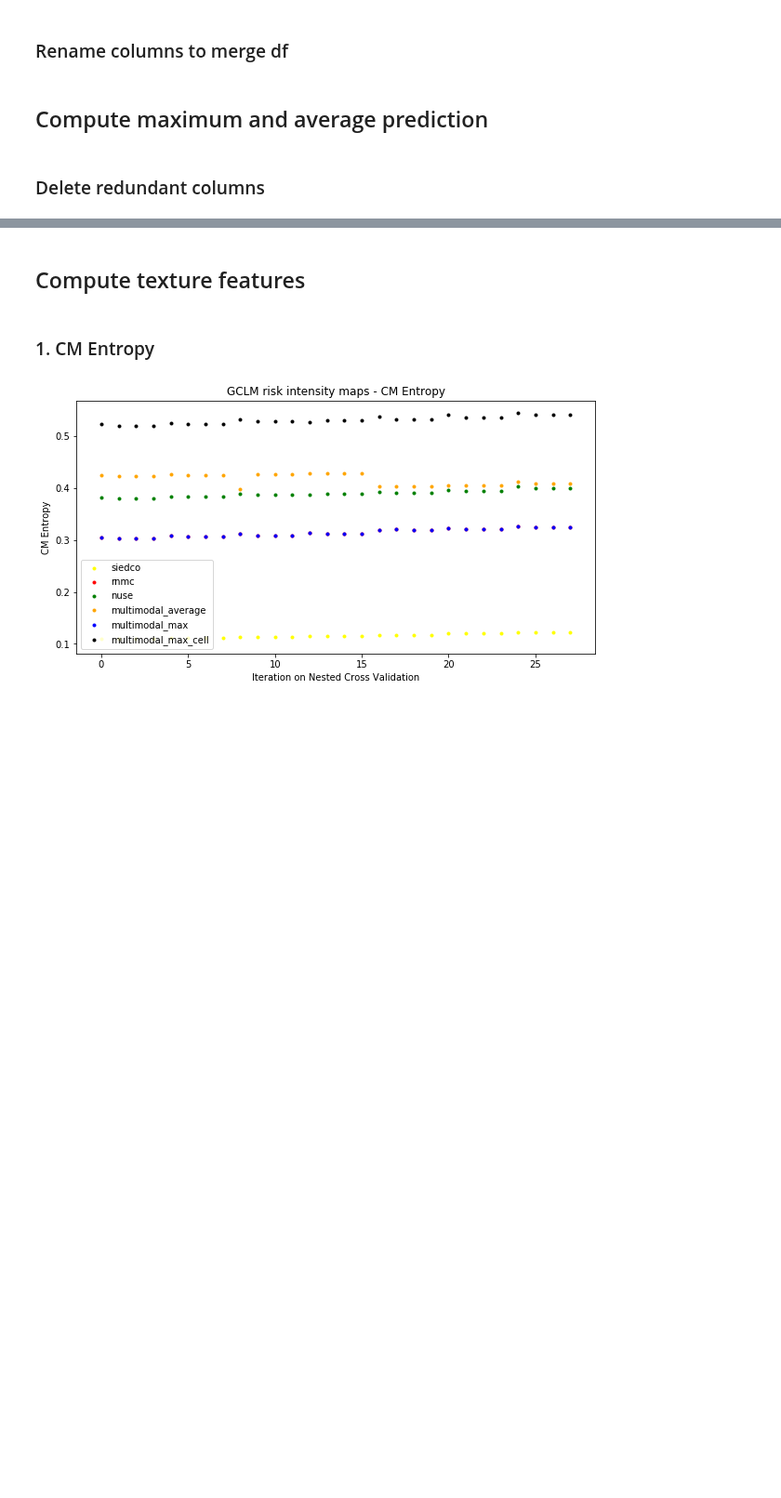
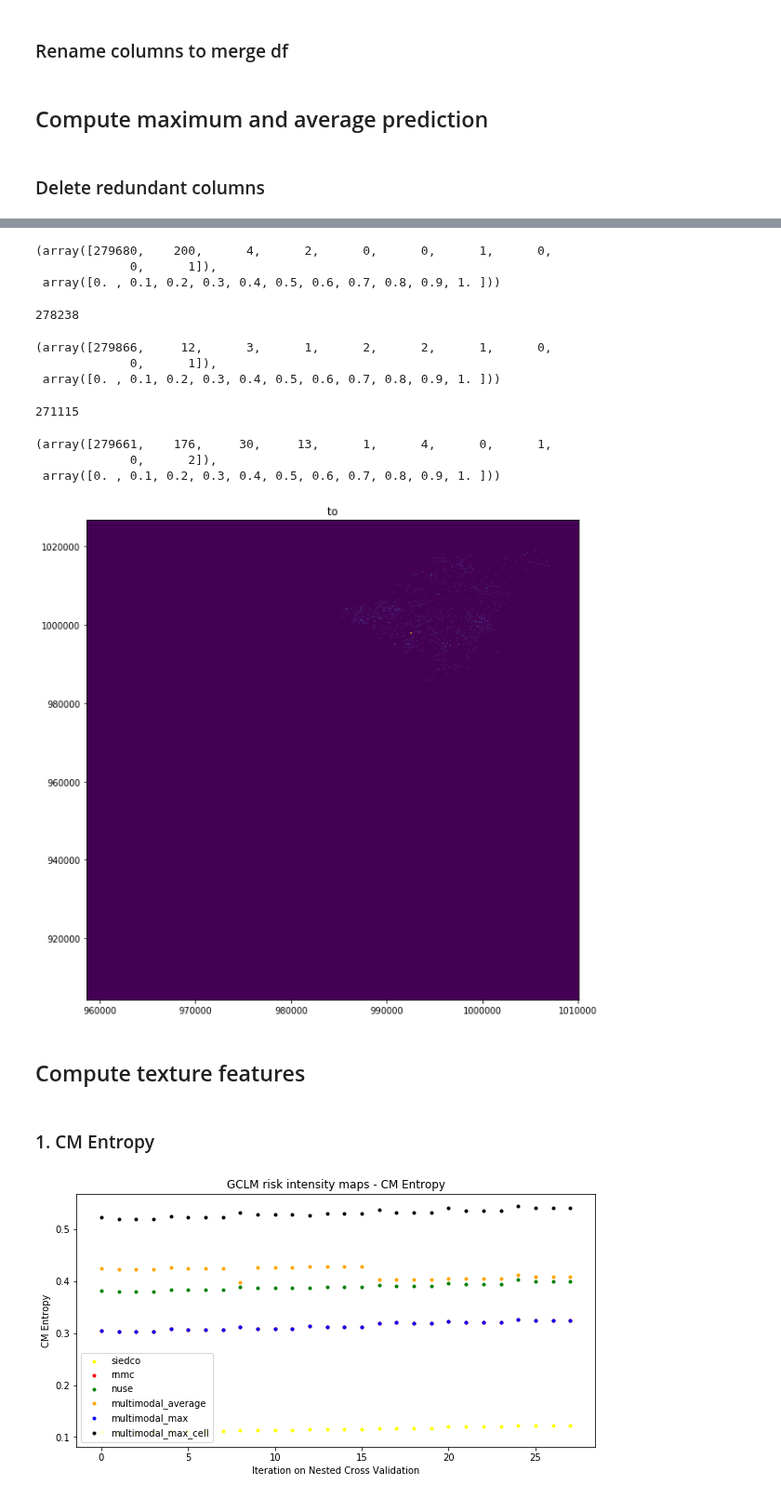
Before and after one commit to jrudascas/security_project, a Jupyter notebook: aggressive_behavior_model/SEPPexp/experiment_15_1_GLCMtextures_SEPPexp_city_multimodal.ipynb, the cells around one changed output, grey strips where cells are left out. Shown at 93% size. Cells and saved outputs as stored; diff of their text form; code cells hidden in the pictures; blank space fills up the shorter version.

Commit message:
generate texture features figures

```diff
--- a/aggressive_behavior_model/SEPPexp/experiment_15_1_GLCMtextures_SEPPexp_city_multimodal.ipynb
+++ b/aggressive_behavior_model/SEPPexp/experiment_15_1_GLCMtextures_SEPPexp_city_multimodal.ipynb
@@ -176,3 +182,33 @@ result = result.rename(columns={'initial-date-siedco':'initial-date','final-date
+# %%
+np.histogram(result['prediction_siedco'].values[0]._matrix)
+# %% [output]
+(array([279680,    200,      4,      2,      0,      0,      1,      0,
+             0,      1]),
+ array([0. , 0.1, 0.2, 0.3, 0.4, 0.5, 0.6, 0.7, 0.8, 0.9, 1. ]))
+# %%
+np.count_nonzero(result['prediction_siedco'].values[0]._matrix==0)
+# %% [output]
+278238
+# %%
+np.histogram(result['prediction_nuse'].values[0]._matrix)
+# %% [output]
+(array([279866,     12,      3,      1,      2,      2,      1,      0,
+             0,      1]),
+ array([0. , 0.1, 0.2, 0.3, 0.4, 0.5, 0.6, 0.7, 0.8, 0.9, 1. ]))
+# %%
+np.count_nonzero(result['prediction_nuse'].values[0]._matrix==0)
+# %% [output]
+271115
+# %%
+np.histogram(result['prediction_rnmc'].values[0]._matrix)
+# %% [output]
+(array([279661,    176,     30,     13,      1,      4,      0,      1,
+             0,      2]),
+ array([0. , 0.1, 0.2, 0.3, 0.4, 0.5, 0.6, 0.7, 0.8, 0.9, 1. ]))
+# %%
+ProcessData.plot_grid_prediction(result['prediction_siedco'].values[0], '', {'initial':'','final':''})
+# %% [output]
+[figure, added]
 # %% [markdown]
 ## Compute texture features
 # %%
```
Also changed, not shown: parts of 11 cells of this notebook.
